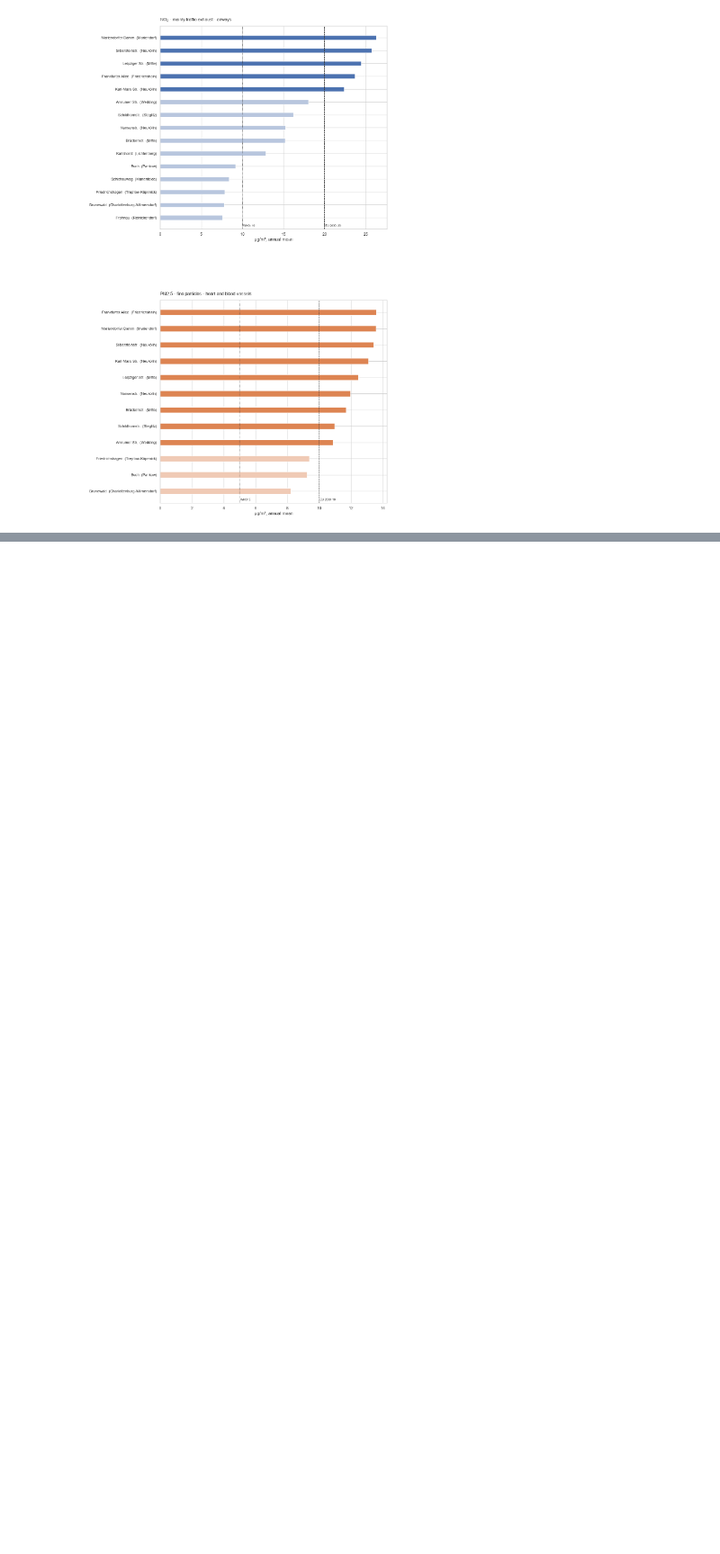
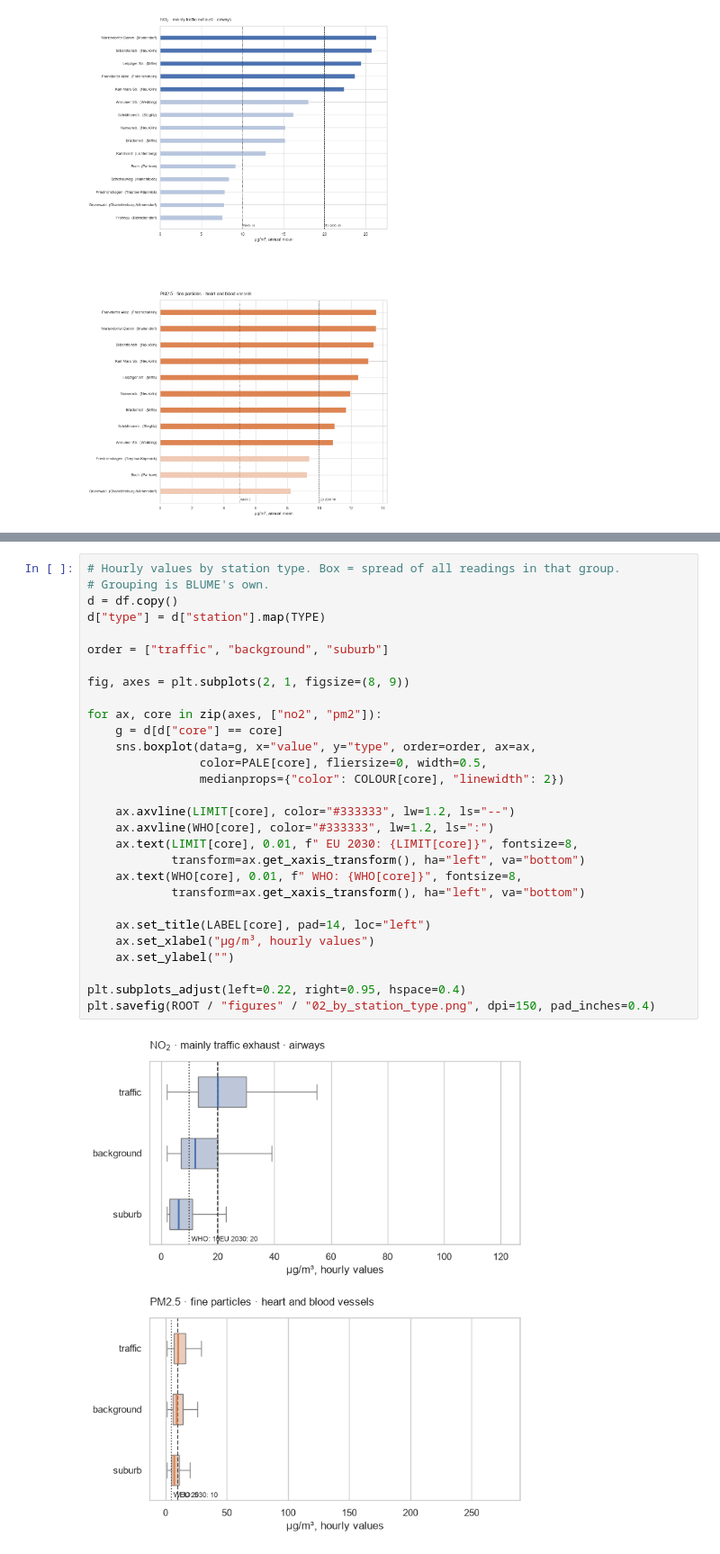
Before and after one commit to petrakuhnle/Air_Quality_Project, a Jupyter notebook: notebooks/02_peak_hours.ipynb, the cells around one changed output, grey strips where cells are left out. Shown at 90% size. Drawn from its saved outputs; the diff is of its cells as text; blank space fills up the shorter version.

```diff
--- a/notebooks/02_peak_hours.ipynb
+++ b/notebooks/02_peak_hours.ipynb
@@ -243,0 +284,31 @@ Length: 0, dtype: str
+# %%
+# Hourly values by station type. Box = spread of all readings in that group.
+# Grouping is BLUME's own.
+d = df.copy()
+d["type"] = d["station"].map(TYPE)
+
+order = ["traffic", "background", "suburb"]
+
+fig, axes = plt.subplots(2, 1, figsize=(8, 9))
+
+for ax, core in zip(axes, ["no2", "pm2"]):
+    g = d[d["core"] == core]
+    sns.boxplot(data=g, x="value", y="type", order=order, ax=ax,
+                color=PALE[core], fliersize=0, width=0.5,
+                medianprops={"color": COLOUR[core], "linewidth": 2})
+
+    ax.axvline(LIMIT[core], color="#333333", lw=1.2, ls="--")
+    ax.axvline(WHO[core], color="#333333", lw=1.2, ls=":")
+    ax.text(LIMIT[core], 0.01, f" EU 2030: {LIMIT[core]}", fontsize=8,
+            transform=ax.get_xaxis_transform(), ha="left", va="bottom")
+    ax.text(WHO[core], 0.01, f" WHO: {WHO[core]}", fontsize=8,
+            transform=ax.get_xaxis_transform(), ha="left", va="bottom")
+
+    ax.set_title(LABEL[core], pad=14, loc="left")
+    ax.set_xlabel("µg/m³, hourly values")
+    ax.set_ylabel("")
+
+plt.subplots_adjust(left=0.22, right=0.95, hspace=0.4)
+plt.savefig(ROOT / "figures" / "02_by_station_type.png", dpi=150, pad_inches=0.4)
+# %% [output]
+[figure, added]
```
Also changed, not shown: parts of 3 cells of this notebook.
